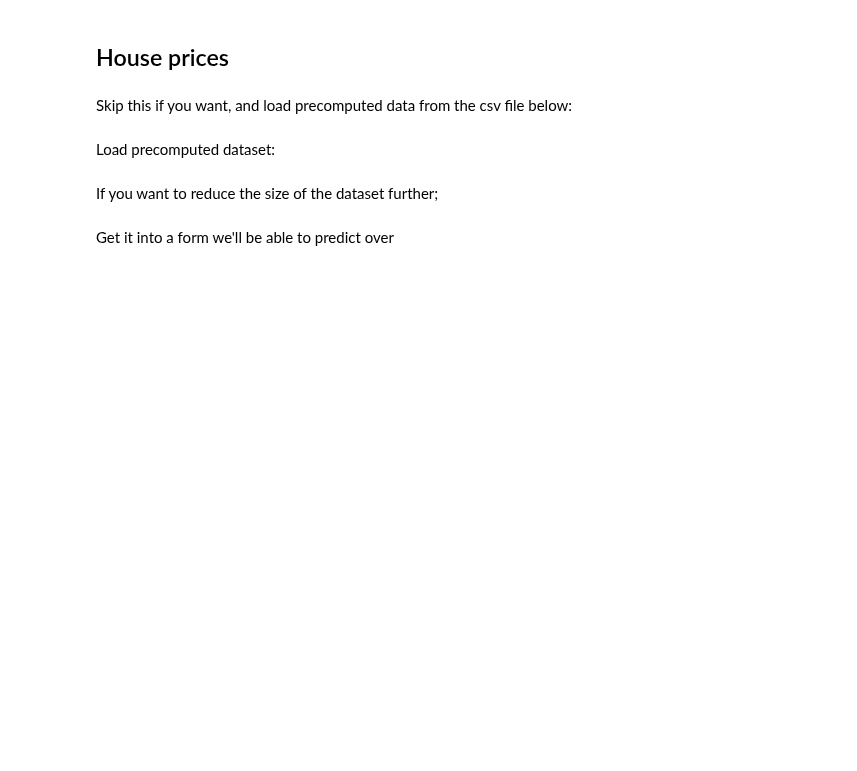
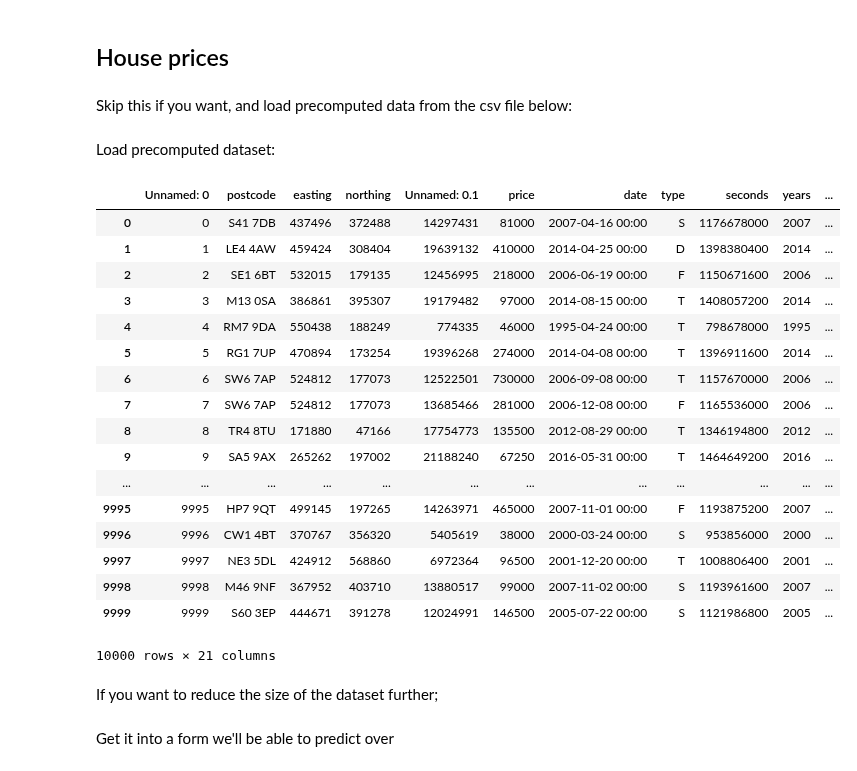
Before and after one commit to lionfish0/dp, a Jupyter notebook: Paper Results.ipynb, the cells around one changed output. Drawn from its saved outputs; the diff is of its cells as text; code cells hidden in the pictures; blank space fills up the shorter version.

```diff
--- a/Paper Results.ipynb
+++ b/Paper Results.ipynb
@@ -39,3 +41,24 @@ c = pd.read_csv('price_dataset10k.csv')
+# %%
+c
+# %% [output]
+|  | Unnamed: 0 | postcode | easting | northing | Unnamed: 0.1 | price | date | type | seconds | years | ... |
+| 0 | 0 | S41 7DB | 437496 | 372488 | 14297431 | 81000 | 2007-04-16 00:00 | S | 1176678000 | 2007 | ... |
+| 1 | 1 | LE4 4AW | 459424 | 308404 | 19639132 | 410000 | 2014-04-25 00:00 | D | 1398380400 | 2014 | ... |
+| 2 | 2 | SE1 6BT | 532015 | 179135 | 12456995 | 218000 | 2006-06-19 00:00 | F | 1150671600 | 2006 | ... |
+| 3 | 3 | M13 0SA | 386861 | 395307 | 19179482 | 97000 | 2014-08-15 00:00 | T | 1408057200 | 2014 | ... |
+| 4 | 4 | RM7 9DA | 550438 | 188249 | 774335 | 46000 | 1995-04-24 00:00 | T | 798678000 | 1995 | ... |
+| 5 | 5 | RG1 7UP | 470894 | 173254 | 19396268 | 274000 | 2014-04-08 00:00 | T | 1396911600 | 2014 | ... |
+| 6 | 6 | SW6 7AP | 524812 | 177073 | 12522501 | 730000 | 2006-09-08 00:00 | T | 1157670000 | 2006 | ... |
+| 7 | 7 | SW6 7AP | 524812 | 177073 | 13685466 | 281000 | 2006-12-08 00:00 | F | 1165536000 | 2006 | ... |
+| 8 | 8 | TR4 8TU | 171880 | 47166 | 17754773 | 135500 | 2012-08-29 00:00 | T | 1346194800 | 2012 | ... |
+| 9 | 9 | SA5 9AX | 265262 | 197002 | 21188240 | 67250 | 2016-05-31 00:00 | T | 1464649200 | 2016 | ... |
+| ... | ... | ... | ... | ... | ... | ... | ... | ... | ... | ... | ... |
+| 9995 | 9995 | HP7 9QT | 499145 | 197265 | 14263971 | 465000 | 2007-11-01 00:00 | F | 1193875200 | 2007 | ... |
+| 9996 | 9996 | CW1 4BT | 370767 | 356320 | 5405619 | 38000 | 2000-03-24 00:00 | S | 953856000 | 2000 | ... |
+| 9997 | 9997 | NE3 5DL | 424912 | 568860 | 6972364 | 96500 | 2001-12-20 00:00 | T | 1008806400 | 2001 | ... |
+| 9998 | 9998 | M46 9NF | 367952 | 403710 | 13880517 | 99000 | 2007-11-02 00:00 | S | 1193961600 | 2007 | ... |
+| 9999 | 9999 | S60 3EP | 444671 | 391278 | 12024991 | 146500 | 2005-07-22 00:00 | S | 1121986800 | 2005 | ... |
+10000 rows × 21 columns
 # %% [markdown]
 If you want to reduce the size of the dataset further;
 # %%
```
Also changed, not shown: parts of 4 cells of this notebook, 2 other files.
